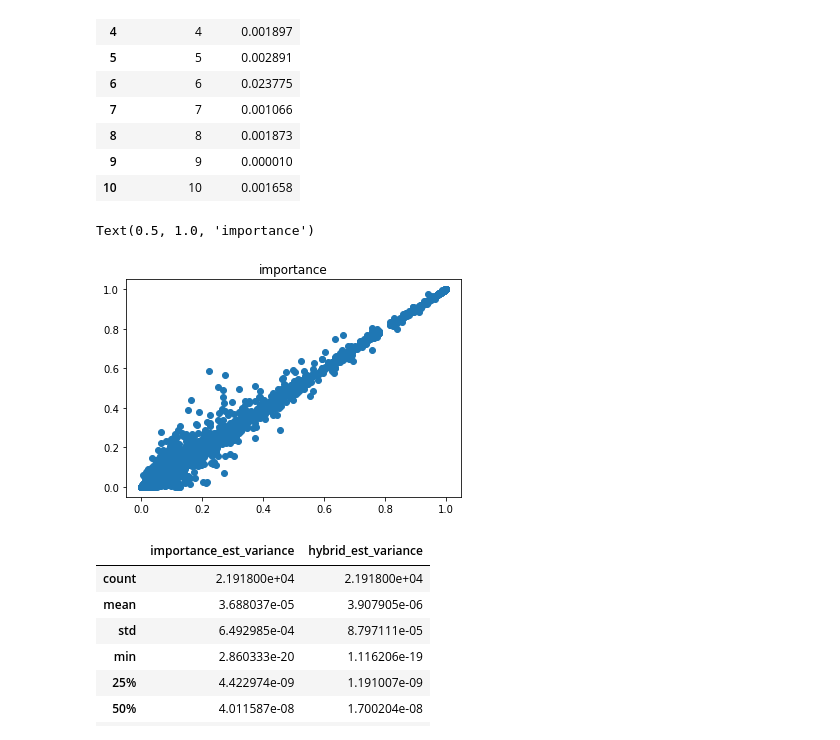
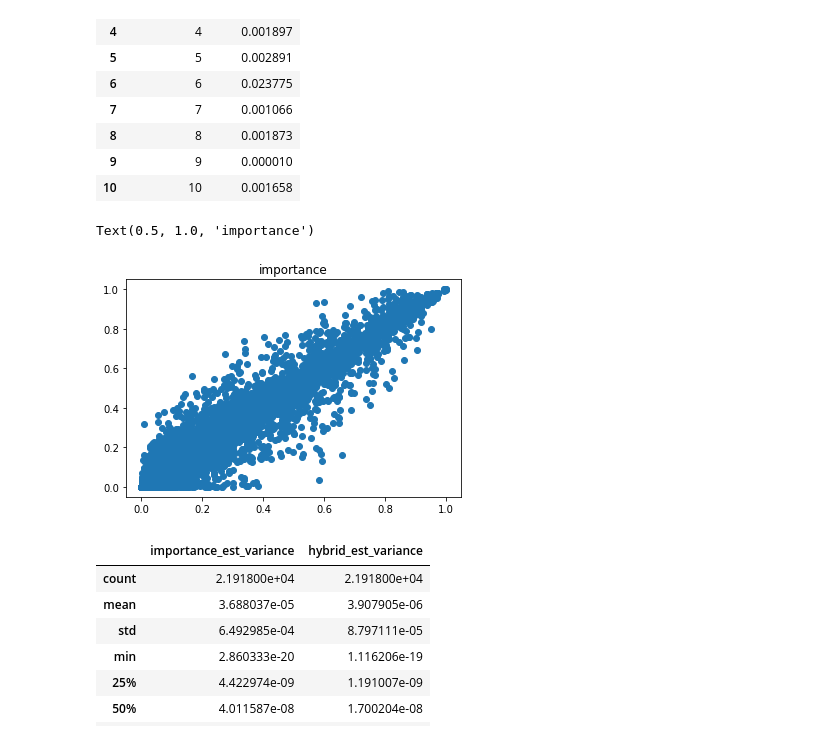
Before and after one commit to vshah99/prob_seq_queries_nnproject, a Jupyter notebook: notebooks/flatten_dataset.ipynb, the cells around one changed output. Cells and saved outputs as stored; diff of their text form; code cells hidden in the pictures.

Commit message:
GPT-2 model ready for experimentation

```diff
--- a/notebooks/flatten_dataset.ipynb
+++ b/notebooks/flatten_dataset.ipynb
@@ -270,7 +231,6 @@ def flatten_sampling(samp_dict,sub_estimates,sample_type="importance"):
 
 def flatten_gt(data_dict,gt_type):
     gt_dict = data_dict[gt_type]
-    print(gt_dict.keys())
     # gt = gt_dict['bs_lower_bound']
     gt = torch.gather(gt_dict['bs_lower_bound'],1,
                       gt_dict['excluded_terms'].unsqueeze(-1)).squeeze()
@@ -280,7 +240,7 @@ def flatten_gt(data_dict,gt_type):
     for item in ['true_coverage','restricted_coverage','model_iters']:
         df[f"gt_{item}"] = [gti.item() for gti in gt_dict[item]]
     # df["gt_model_iters"] = gt_dict['model_iters']
-    df['gt_type'] = gt_type
+    df['is_gt'] = int(gt_type == 'ground_truth')
     df['gt_num_beams'] = gt_dict['metadata']['num_beams']
 
     return df
@@ -328,6 +288,7 @@ def flatten_experiment(data_dict,experiment, dataset,h,s,
     excluded_terms = data_dict['importance_sampling']['excluded_terms'].numpy().tolist()*sub_est_len
     final_df['sequence_id'] = sequence_ids
     final_df['excluded_term'] = excluded_terms
+    final_df['is_lin_interp'] = 1
 
     # ==== Phase shift stuff ====
     # phase_shifts = read_pkl("/srv/disk00/samshow/amazon/amazon_phase_trans.pkl")
@@ -347,25 +308,19 @@ def flatten_experiments(experiments, datasets, lengths,model_budget=False):
     for experiment in experiments:
         for dataset in datasets:
             for h,s in lengths:
-                # try:
-
-                    if model_budget:
-                        data = get_experiment_data(experiment,dataset,h,s)
-                    else:
-                        data = get_experiment_data_model_budget(experiment,dataset,h,s)
-
-                    df = flatten_experiment(data,experiment, dataset, h,s)
+                data = get_experiment_data(experiment,dataset,h,s)
+                df = flatten_experiment(data,experiment, dataset, h,s)
 
 #                     print(df.head())
 #                     print(df.columns)
 #                     print(df.shape)
 #                     sys.exit(1)
 
-                    data_list.append(df)
+                data_list.append(df)
 
     # print(len(data_list))
     data_df = pd.concat(data_list,axis = 0)
-    ordering = [ 'dataset_name','sequence_id','num_steps', 'excluded_term', 'gt_type','ground_truth',
+    ordering = [ 'sequence_id','num_steps', 'excluded_term', 'is_gt','ground_truth',
                 'random_sampling_est','importance_sampling_est','hybrid_sampling_est', 'beam_search_lb',
                 'random_num_mc_samples', 'importance_num_mc_samples','hybrid_num_mc_samples',
                 'gt_model_iters','random_model_iters', #continues to next line
@@ -381,10 +336,10 @@ def flatten_experiments(experiments, datasets, lengths,model_budget=False):
 
     return data_df
 # %%
-df = flatten_experiments(['val_dl'],['shakespeare'],[(18,20)])
-# df = flatten_experiments(['val_dl'],['apps'],[(13,15)])
+# df = flatten_experiments(['val_dl'],['shakespeare'],[(18,20),(17,20)])
+df = flatten_experiments(['val_dl'],['amazon'],[(13,15),(12,15)])
 # df = flatten_experiments(['val_dl'],['moocs'],[(13,15),(12,15)])
-# df = flatten_experiments(['val_dl'],['apps'],[(13,15)])
+# df = flatten_experiments(['val_dl'],['apps'],[(12,15),(13,15)])
 # df = flatten_experiments(['val_dl'],['amazon'],[(13,15)])
 # %% [output]
 beam_search_is_hybrid
@@ -463,13 +423,15 @@ df.loc[:10,['sequence_id','ground_truth']]
 # %%
 # df = df[df['phase_shifts'] > 10]
 # df = df1
 # ndf = df[df.beam_search_num_beams < 50]
-plt.scatter(df['ground_truth'],df['hybrid_sampling_est'])
+plt.scatter(df['ground_truth'],df['importance_sampling_est'])
+# plt.scatter(df['ground_truth'],df['importance_sampling_est'])
+# plt.scatter(df['ground_truth'],df['random_sampling_est'])
 # plt.ylim((0,1))
 plt.title("importance")
 # %% [output]
 Text(0.5, 1.0, 'importance')
-[figure, old version]
+[figure, new version]
 # %%
 df[['importance_est_variance','hybrid_est_variance']].describe()
 # %% [output]
```
Also changed, not shown: parts of 7 cells of this notebook, 19 other files.
